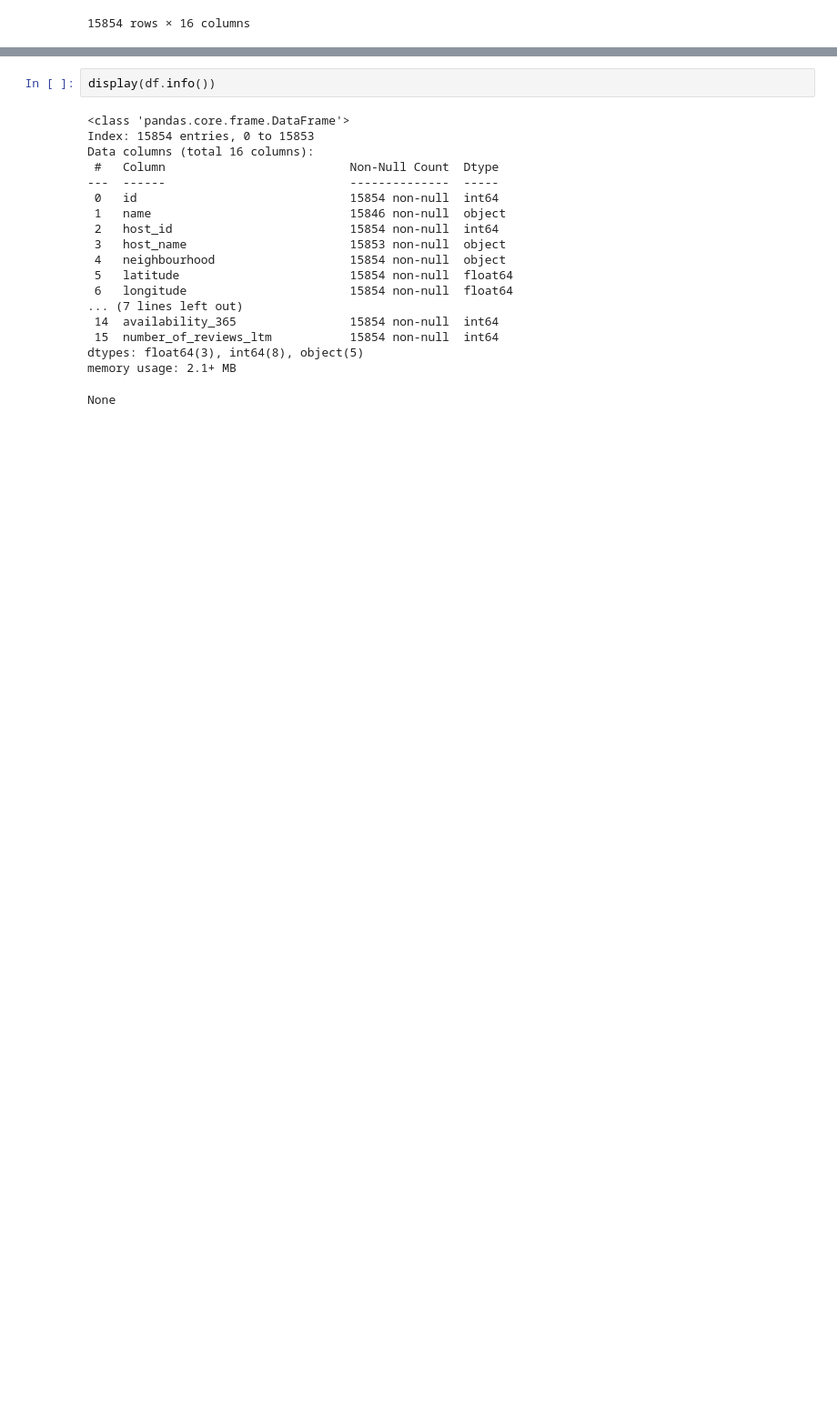
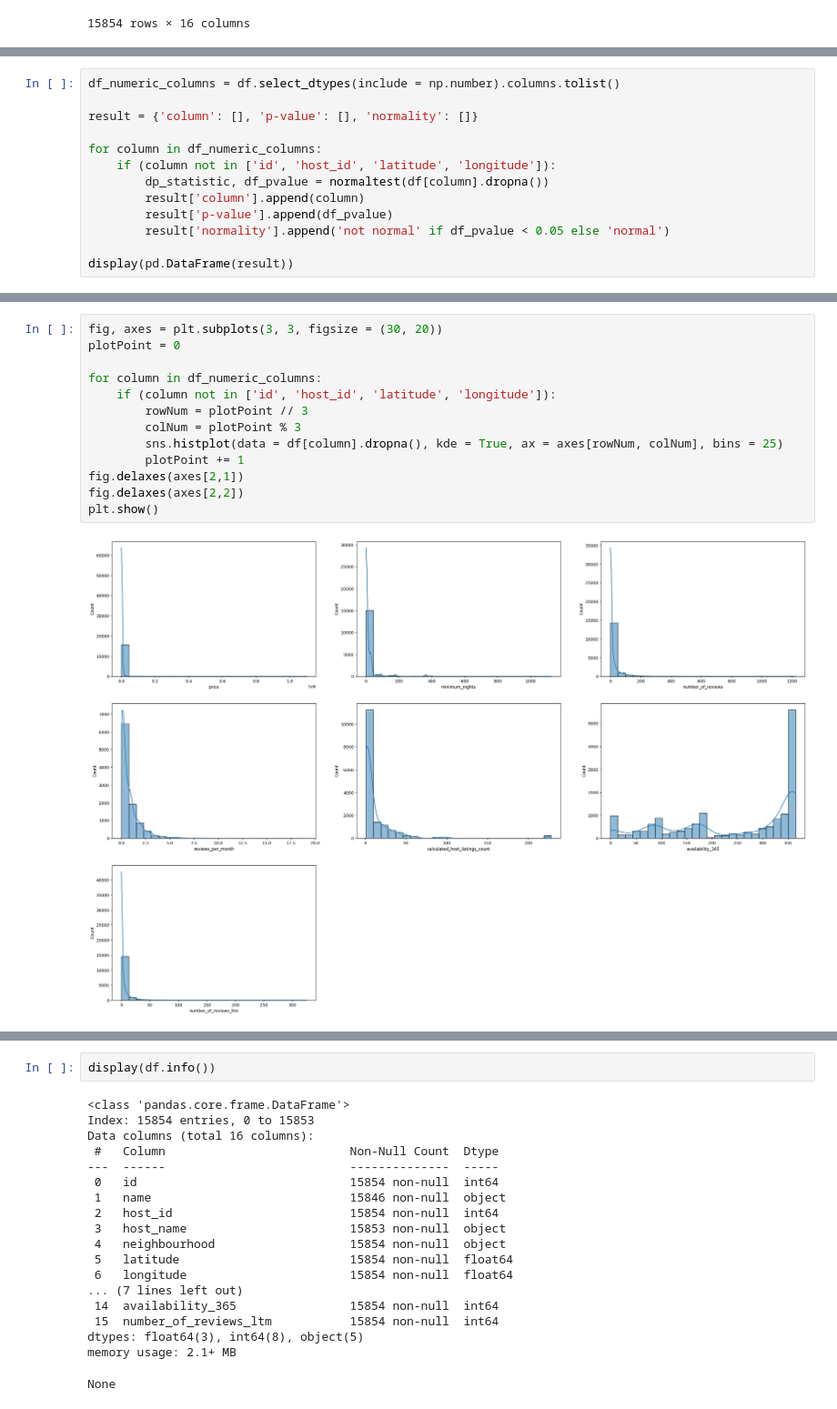
Before and after one commit to mrarvandy/capstone-project-module-2-jcdsol-016, a Jupyter notebook: data-analysis.ipynb, the cells around one changed output, grey strips where cells are left out. Shown at 91% size. Drawn from its saved outputs; the diff is of its cells as text; blank space fills up the shorter version.

Commit message:
data cleaning

```diff
--- a/data-analysis.ipynb
+++ b/data-analysis.ipynb
@@ -60,0 +96,13 @@ display(df)
+# %%
+df_numeric_columns = df.select_dtypes(include = np.number).columns.tolist()
+
+result = {'column': [], 'p-value': [], 'normality': []}
+
+for column in df_numeric_columns:
+    if (column not in ['id', 'host_id', 'latitude', 'longitude']):
+        dp_statistic, df_pvalue = normaltest(df[column].dropna())
+        result['column'].append(column)
+        result['p-value'].append(df_pvalue)
+        result['normality'].append('not normal' if df_pvalue < 0.05 else 'normal')
+
+display(pd.DataFrame(result))
@@ -60,0 +124,15 @@ display(df)
+# %%
+fig, axes = plt.subplots(3, 3, figsize = (30, 20))
+plotPoint = 0
+
+for column in df_numeric_columns:
+    if (column not in ['id', 'host_id', 'latitude', 'longitude']):
+        rowNum = plotPoint // 3
+        colNum = plotPoint % 3
+        sns.histplot(data = df[column].dropna(), kde = True, ax = axes[rowNum, colNum], bins = 25)
+        plotPoint += 1
+fig.delaxes(axes[2,1])
+fig.delaxes(axes[2,2])
+plt.show()
+# %% [output]
+[figure, added]
```
Also changed, not shown: parts of 54 cells of this notebook.
